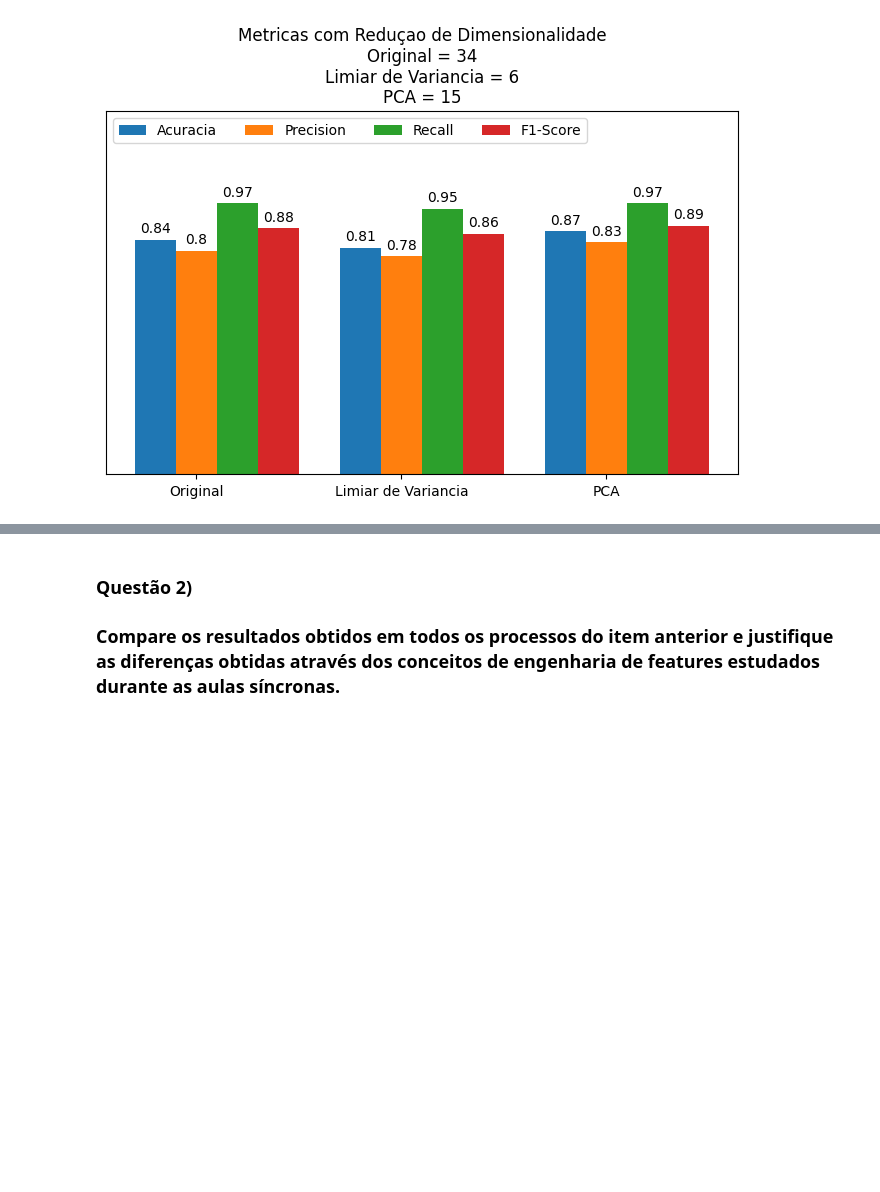
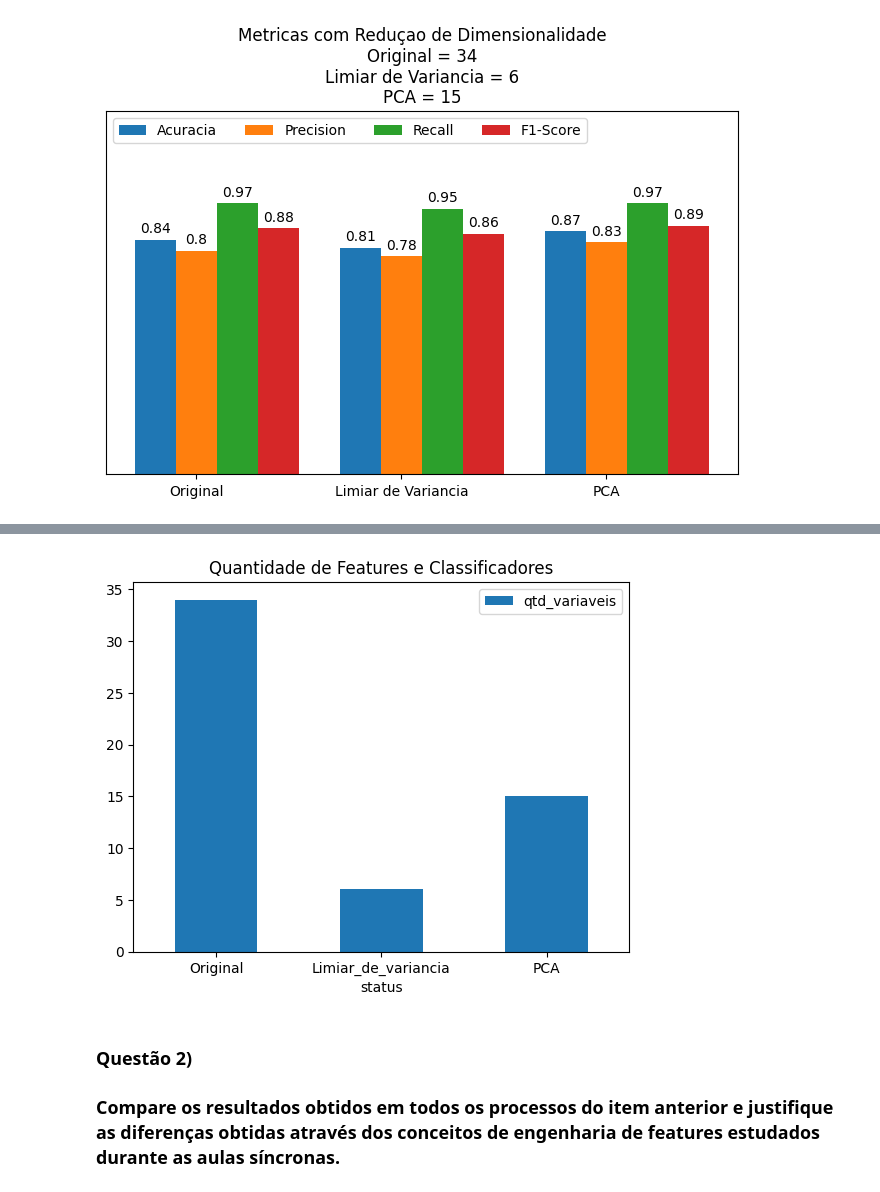
Before and after one commit to silviolima07/PUC_residencia_tec_ml, a Jupyter notebook: aula_13_Assincrona_Ativ_Practica_02.ipynb, the cells around one changed output, grey strips where cells are left out. Cells and saved outputs as stored; diff of their text form; code cells hidden in the pictures; blank space fills up the shorter version.

```diff
--- a/aula_13_Assincrona_Ativ_Practica_02.ipynb
+++ b/aula_13_Assincrona_Ativ_Practica_02.ipynb
@@ -616,3 +645,8 @@ plt.show()
+# %%
+ax = df3.plot.bar(x='status', y='qtd_variaveis', rot=0)
+plt.title("Quantidade de Features e Classificadores");
+# %% [output]
+[figure, added]
 # %% [markdown]
 
 ### Questão 2)
```
Also changed, not shown: parts of 3 cells of this notebook.
